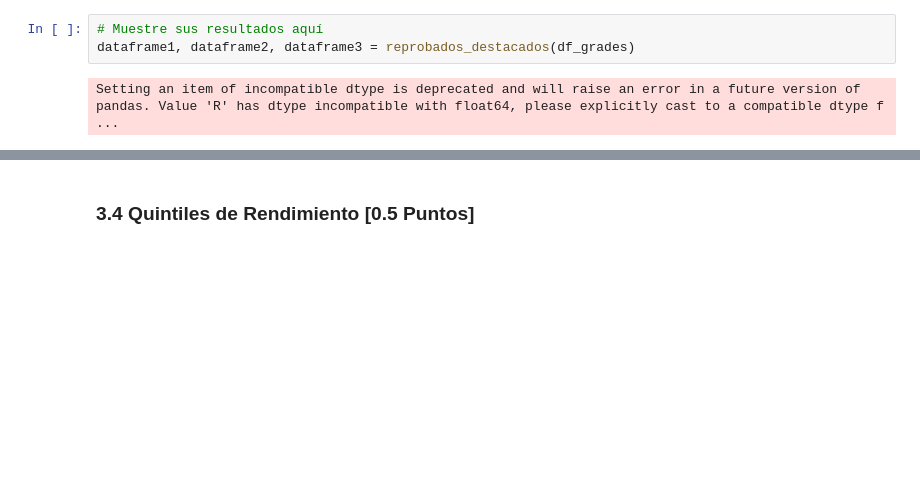
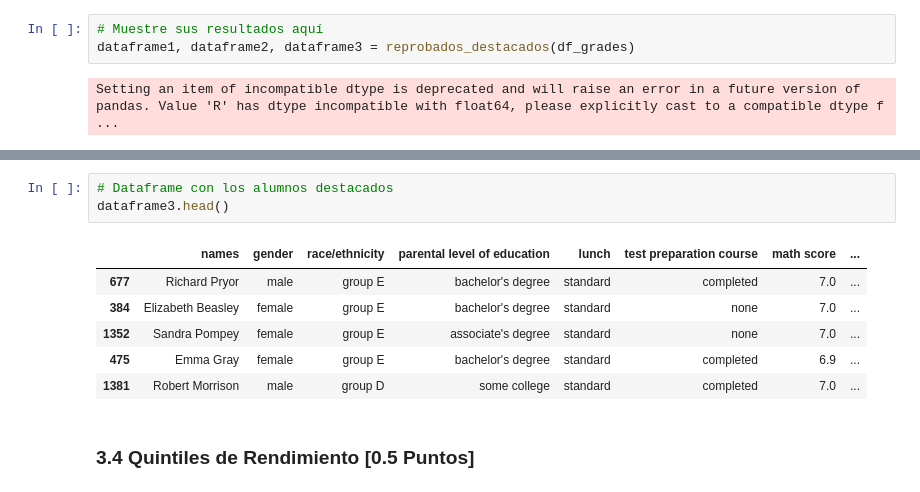
Before and after one commit to ElLuquitas/MDS7202-labs, a Jupyter notebook: lab3/Lab3.ipynb, the cells around one changed output, grey strips where cells are left out. Cells and saved outputs as stored; diff of their text form; blank space fills up the shorter version.

```diff
--- a/lab3/Lab3.ipynb
+++ b/lab3/Lab3.ipynb
@@ -589,3 +609,13 @@ Setting an item of incompatible dtype is deprecated and will raise an error in a
+# %%
+# Dataframe con los alumnos destacados
+dataframe3.head()
+# %% [output]
+|  | names | gender | race/ethnicity | parental level of education | lunch | test preparation course | math score | ... |
+| 677 | Richard Pryor | male | group E | bachelor's degree | standard | completed | 7.0 | ... |
+| 384 | Elizabeth Beasley | female | group E | bachelor's degree | standard | none | 7.0 | ... |
+| 1352 | Sandra Pompey | female | group E | associate's degree | standard | none | 7.0 | ... |
+| 475 | Emma Gray | female | group E | bachelor's degree | standard | completed | 6.9 | ... |
+| 1381 | Robert Morrison | male | group D | some college | standard | completed | 7.0 | ... |
 # %% [markdown]
 ### 3.4 Quintiles de Rendimiento [0.5 Puntos]
 # %% [markdown]
```
Also changed, not shown: parts of 7 cells of this notebook.
